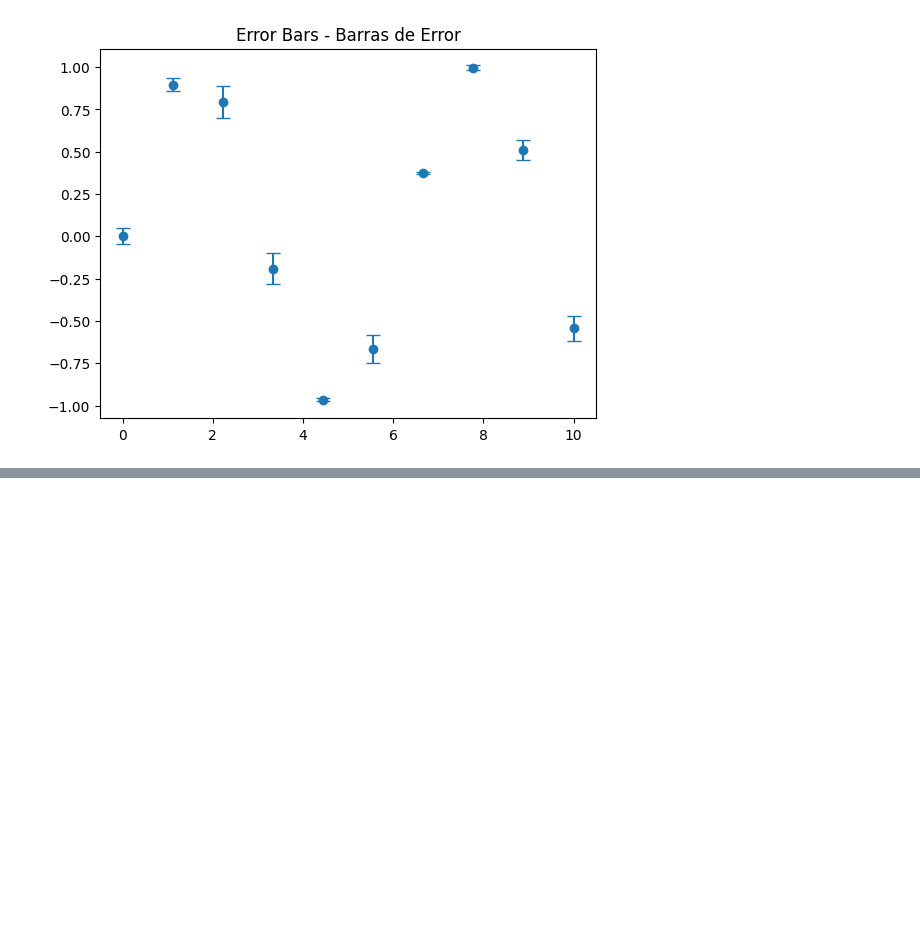
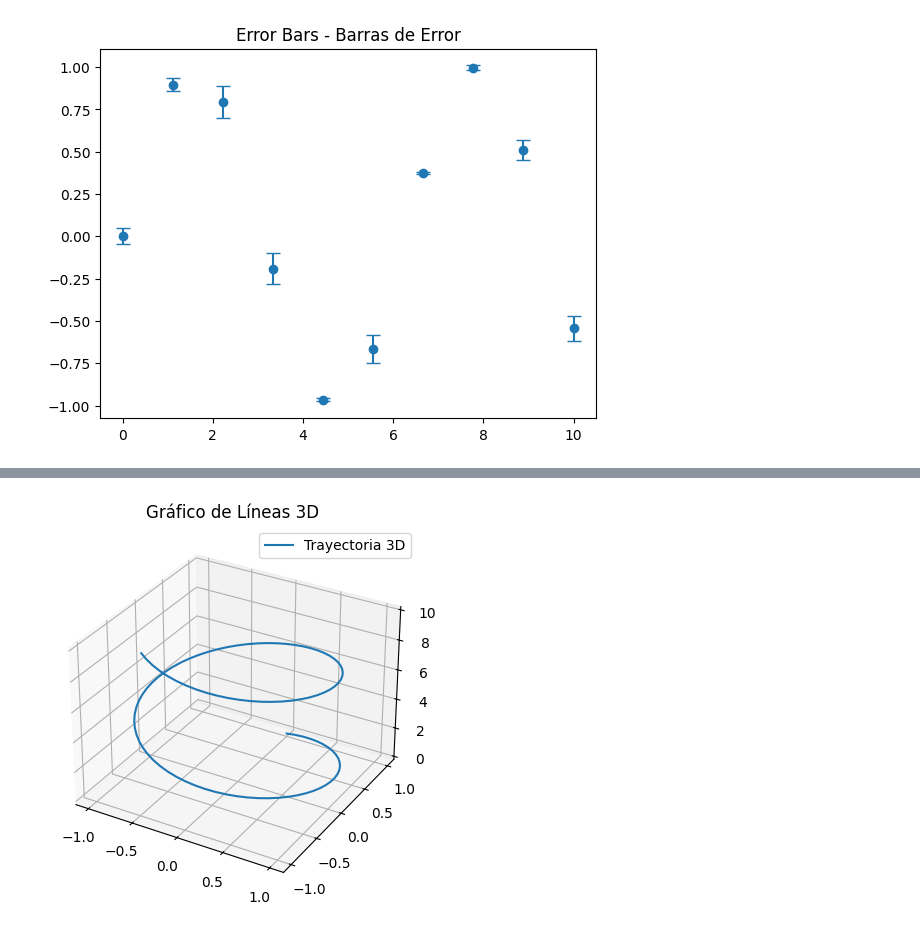
Before and after one commit to jorgesislema/python-mastery, a Jupyter notebook: 03-Data_Science_e_IA/graficos_Matplotlib.ipynb, the cells around one changed output, grey strips where cells are left out. Cells and saved outputs as stored; diff of their text form; code cells hidden in the pictures; blank space fills up the shorter version.

```diff
--- a/03-Data_Science_e_IA/ejemplo.ipynb
+++ b/03-Data_Science_e_IA/graficos_Matplotlib.ipynb
@@ -413,0 +496,15 @@ plt.show()
+# %%
+fig = plt.figure()
+ax = fig.add_subplot(111, projection='3d')
+
+t = np.linspace(0, 10, 100)
+x = np.sin(t)
+y = np.cos(t)
+z = t
+
+ax.plot(x, y, z, label="Trayectoria 3D")
+ax.legend()
+plt.title("Gráfico de Líneas 3D")
+plt.show()
+# %% [output]
+[figure, added]
```
Also changed, not shown: parts of 18 cells of this notebook, 3 other files.
